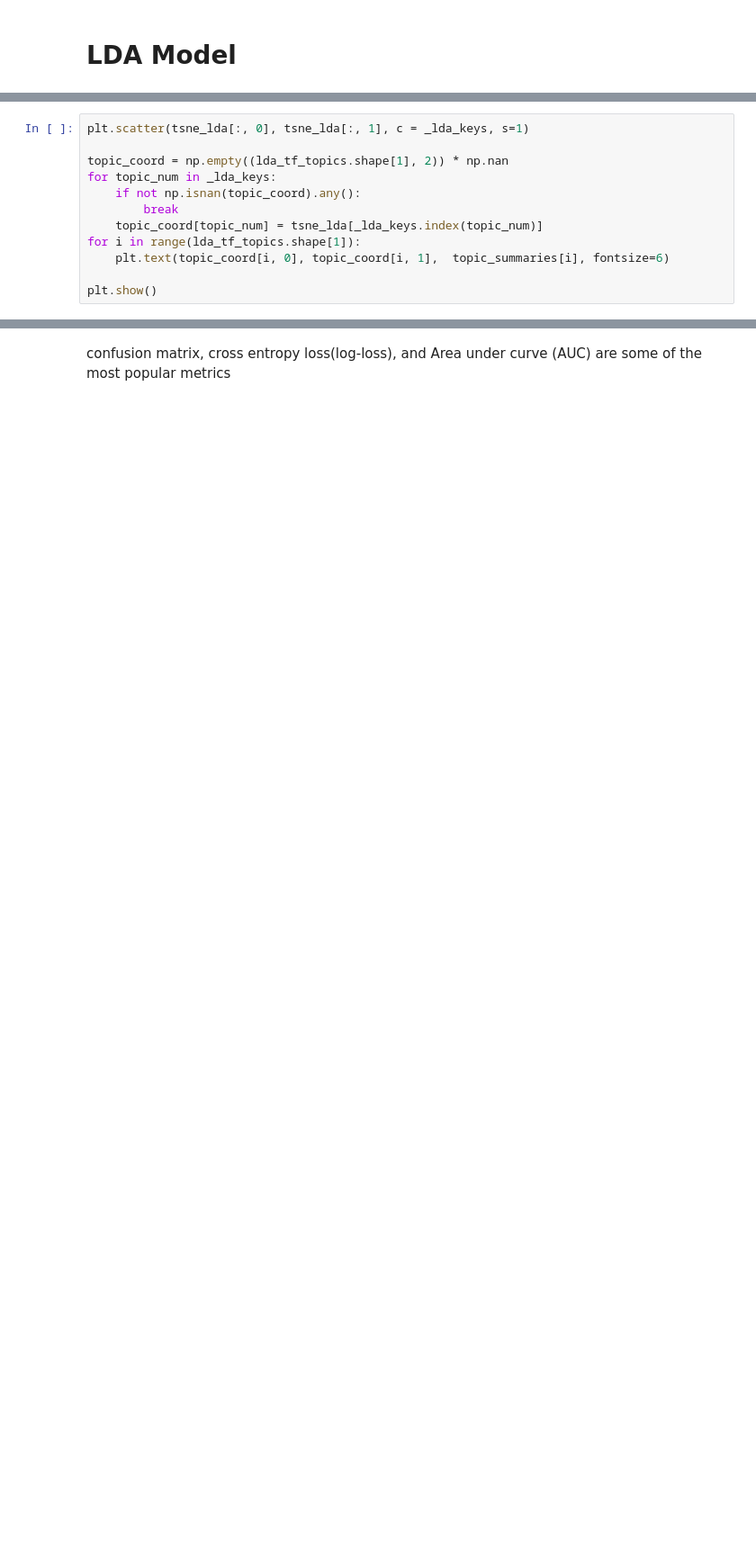
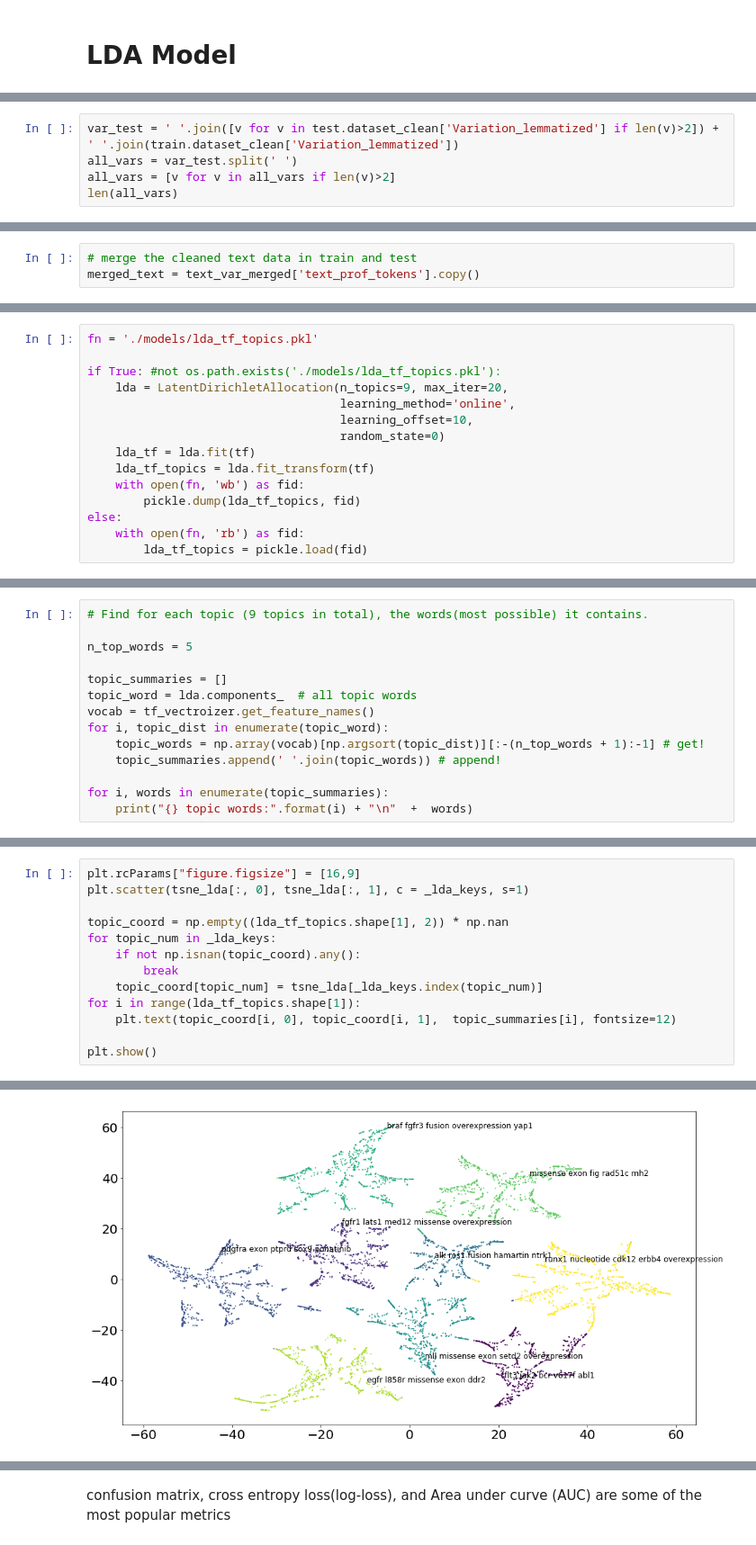
Before and after one commit to bgsuper/Personalized_Medicine, a Jupyter notebook: LDA_train_data.ipynb, the cells around one changed output, grey strips where cells are left out. Shown: that part at 90% size. Saved outputs shown, nothing was run; the diff lists cells and outputs as text; blank space fills up the shorter version.

```diff
--- a/LDA_train_data.ipynb
+++ b/LDA_train_data.ipynb
@@ -212,0 +165,5 @@ for i, topic_dist in enumerate(topic_word):
+# %%
+var_test = ' '.join([v for v in test.dataset_clean['Variation_lemmatized'] if len(v)>2]) + ' '.join(train.dataset_clean['Variation_lemmatized'])
+all_vars = var_test.split(' ')
+all_vars = [v for v in all_vars if len(v)>2]
+len(all_vars)
@@ -212,0 +187,3 @@ for i, topic_dist in enumerate(topic_word):
+# %%
+# merge the cleaned text data in train and test
+merged_text = text_var_merged['text_prof_tokens'].copy()
@@ -212,0 +248,15 @@ for i, topic_dist in enumerate(topic_word):
+# %%
+fn = './models/lda_tf_topics.pkl'
+
+if True: #not os.path.exists('./models/lda_tf_topics.pkl'):
+    lda = LatentDirichletAllocation(n_topics=9, max_iter=20,
+                                    learning_method='online',
+                                    learning_offset=10,
+                                    random_state=0)
+    lda_tf = lda.fit(tf)
+    lda_tf_topics = lda.fit_transform(tf)
+    with open(fn, 'wb') as fid:
+        pickle.dump(lda_tf_topics, fid)
+else:
+    with open(fn, 'rb') as fid:
+        lda_tf_topics = pickle.load(fid)
@@ -212,0 +266,14 @@ for i, topic_dist in enumerate(topic_word):
+# %%
+# Find for each topic (9 topics in total), the words(most possible) it contains.
+
+n_top_words = 5
+
+topic_summaries = []
+topic_word = lda.components_  # all topic words
+vocab = tf_vectroizer.get_feature_names()
+for i, topic_dist in enumerate(topic_word):
+    topic_words = np.array(vocab)[np.argsort(topic_dist)][:-(n_top_words + 1):-1] # get!
+    topic_summaries.append(' '.join(topic_words)) # append!
+
+for i, words in enumerate(topic_summaries):
+    print("{} topic words:".format(i) + "\n"  +  words)
@@ -240,4 +336,5 @@ tsne_lda = tsne_model.fit_transform(lda_tf_topics)
 # %%
+plt.rcParams["figure.figsize"] = [16,9]
 plt.scatter(tsne_lda[:, 0], tsne_lda[:, 1], c = _lda_keys, s=1)
 
 topic_coord = np.empty((lda_tf_topics.shape[1], 2)) * np.nan
@@ -246,7 +343,7 @@ for topic_num in _lda_keys:
         break
     topic_coord[topic_num] = tsne_lda[_lda_keys.index(topic_num)]
 for i in range(lda_tf_topics.shape[1]):
-    plt.text(topic_coord[i, 0], topic_coord[i, 1],  topic_summaries[i], fontsize=6)
+    plt.text(topic_coord[i, 0], topic_coord[i, 1],  topic_summaries[i], fontsize=12)
 
 plt.show()
 # %% [output]
@@ -254,0 +350 @@ plt.show()
+[figure, added]
```
Also changed, not shown: parts of 73 cells of this notebook, 1 other file.
